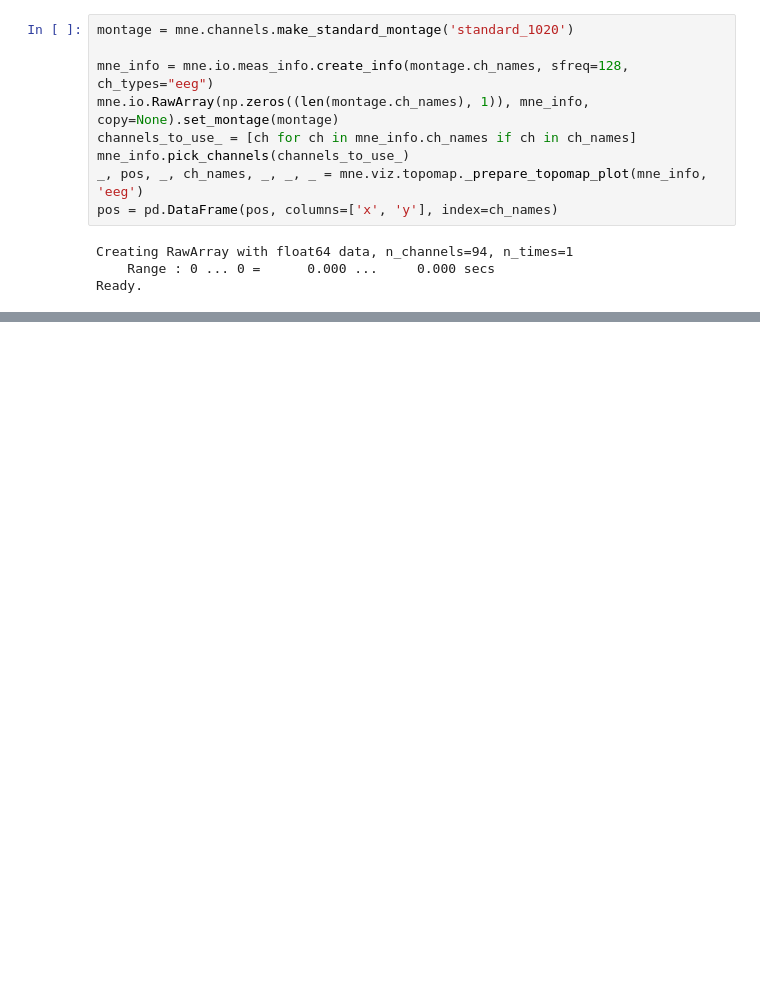
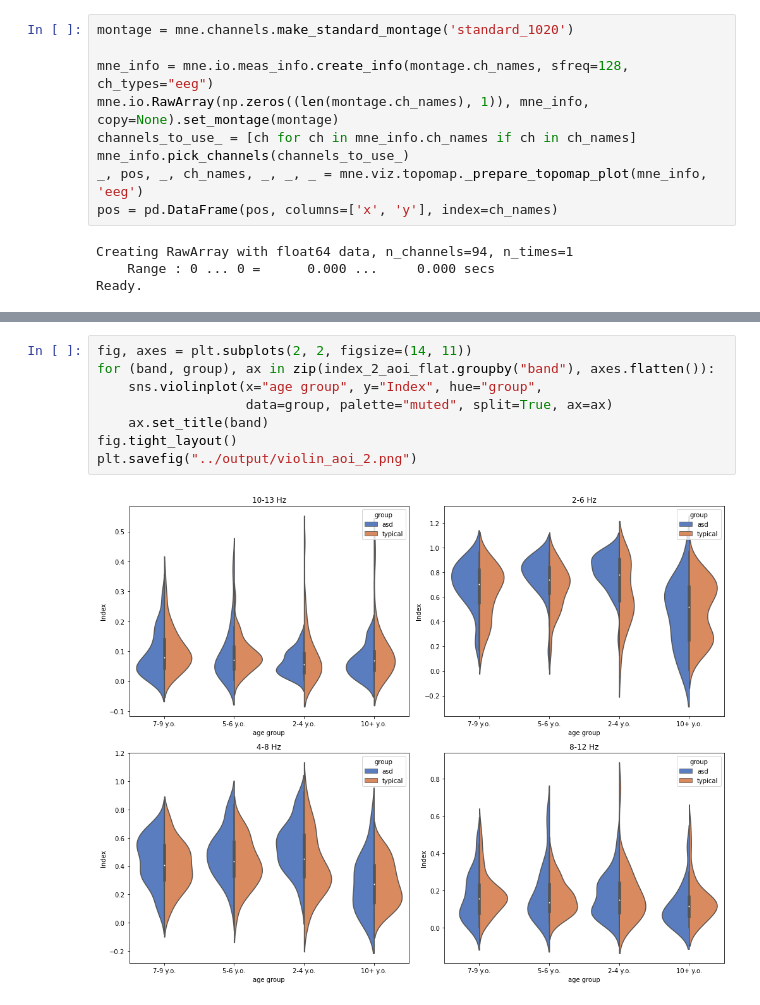
Before and after one commit to ledovsky/eeg-research, a Jupyter notebook: asd_experiments/220131 - Further index research.ipynb, the cells around one changed output, grey strips where cells are left out. Saved outputs shown, nothing was run; the diff lists cells and outputs as text; blank space fills up the shorter version.

```diff
--- a/asd_experiments/220131 - Further index research.ipynb
+++ b/asd_experiments/220131 - Further index research.ipynb
@@ -308,0 +354,10 @@ plt.show()
+# %%
+fig, axes = plt.subplots(2, 2, figsize=(14, 11))
+for (band, group), ax in zip(index_2_aoi_flat.groupby("band"), axes.flatten()):
+    sns.violinplot(x="age group", y="Index", hue="group",
+                   data=group, palette="muted", split=True, ax=ax)
+    ax.set_title(band)
+fig.tight_layout()
+plt.savefig("../output/violin_aoi_2.png")
+# %% [output]
+[figure, added]
```
Also changed, not shown: parts of 27 cells of this notebook.
